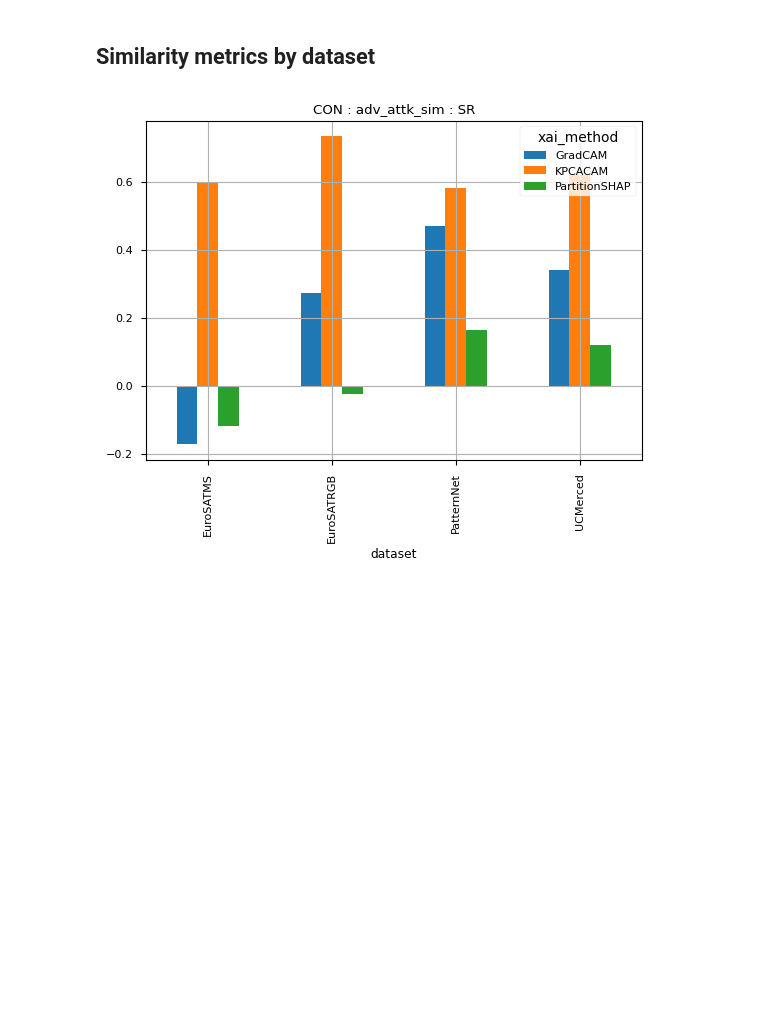
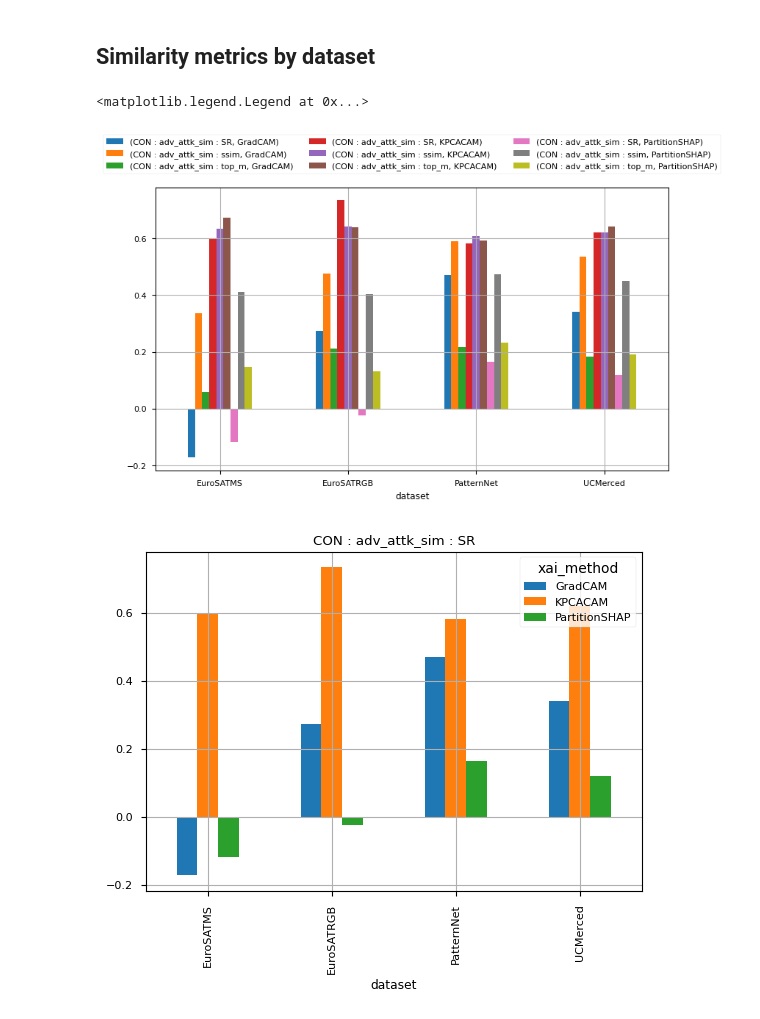
Before and after one commit to tameTNT/evaluating-xai-remote-sensing, a Jupyter notebook: notebooks/systematic_exploration.ipynb, the cells around one changed output. Saved outputs shown, nothing was run; the diff lists cells and outputs as text; code cells hidden in the pictures; blank space fills up the shorter version.

Commit message:
🧐 Visualise examples for contrastivity of explainers

```diff
--- a/notebooks/systematic_exploration.ipynb
+++ b/notebooks/systematic_exploration.ipynb
@@ -512,4 +512,11 @@ For GradCAM and PartitionSHAP, difficulty goes (easiest) ConvNeXt -> ResNet -> S
 For KPCA, (easiest) Conv -> SwinT -> ResNet (hardest)
 # %% [markdown]
 ## Similarity metrics by dataset
+# %%
+mean_by_dataset = con_df.reset_index(level=0).pivot(columns="xai_method").groupby(level=["dataset"]).mean()
+mean_by_dataset.sort_index(axis=1, level=1).plot(kind="bar", grid=True, subplots=False, figsize=(9, 5), rot=0)
+plt.legend(loc='upper center', ncols=3, bbox_to_anchor=(0.5, 1.2))
+# %% [output]
+<matplotlib.legend.Legend at 0x...>
+[figure, added]
 # %%
```
Also changed, not shown: parts of 2 cells of this notebook.
